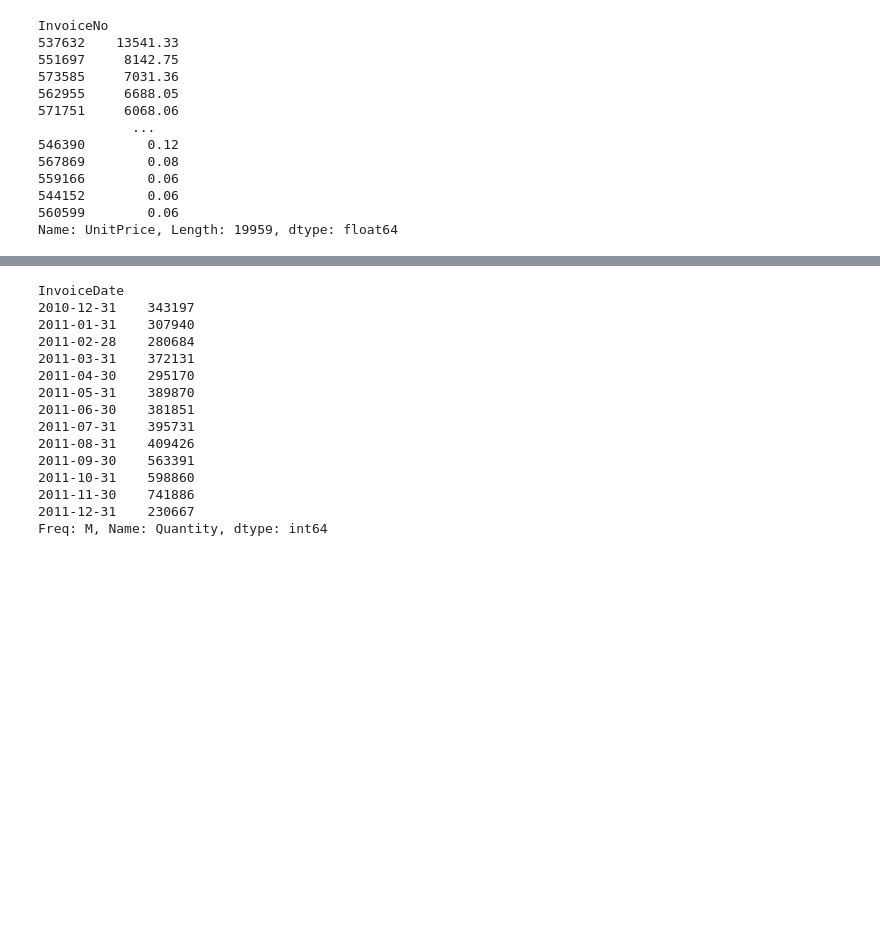
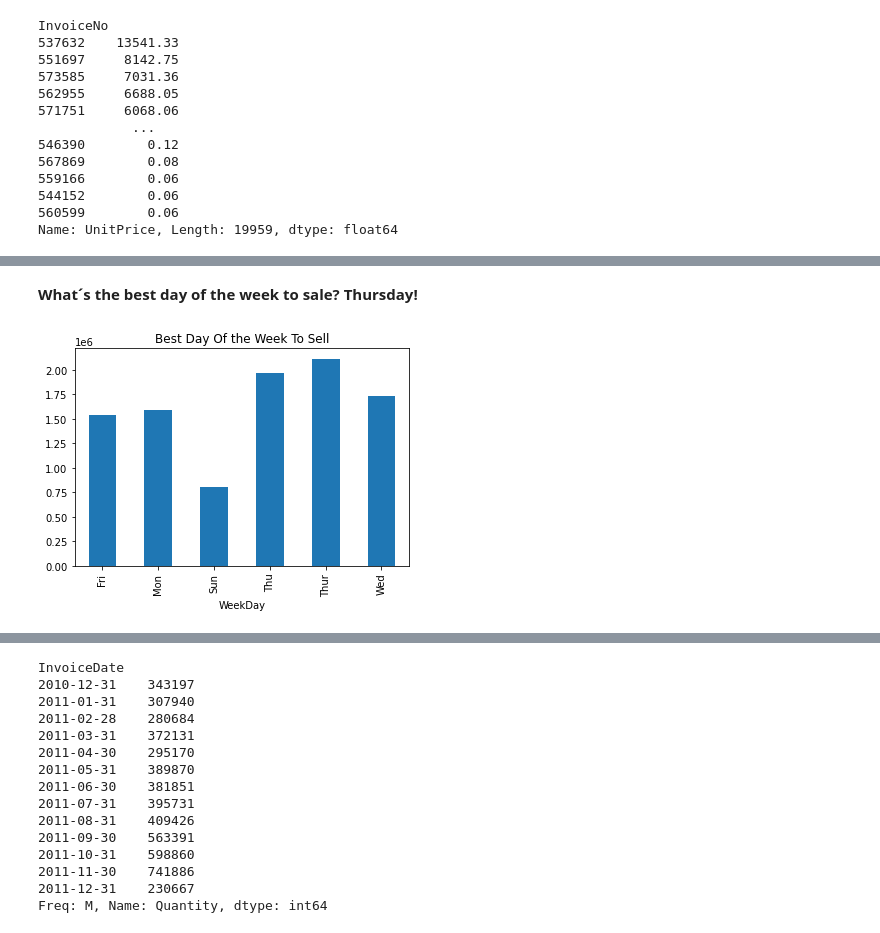
Before and after one commit to Anavh/OnlineRetail, a Jupyter notebook: OnlineRetail.ipynb, the cells around one changed output, grey strips where cells are left out. Drawn from its saved outputs; the diff is of its cells as text; code cells hidden in the pictures; blank space fills up the shorter version.

```diff
--- a/OnlineRetail.ipynb
+++ b/OnlineRetail.ipynb
@@ -194,0 +246,7 @@ Change type value ["InvoiceDate"] from object to datetime
+# %% [markdown]
+**What´s the best day of the week to sale? Thursday!**
+# %%
+retail.groupby('WeekDay').TotalRevenue.sum().plot(kind='bar', title='Best Day Of the Week To Sell')
+plt.show()
+# %% [output]
+[figure, added]
```
Also changed, not shown: parts of 38 cells of this notebook.
